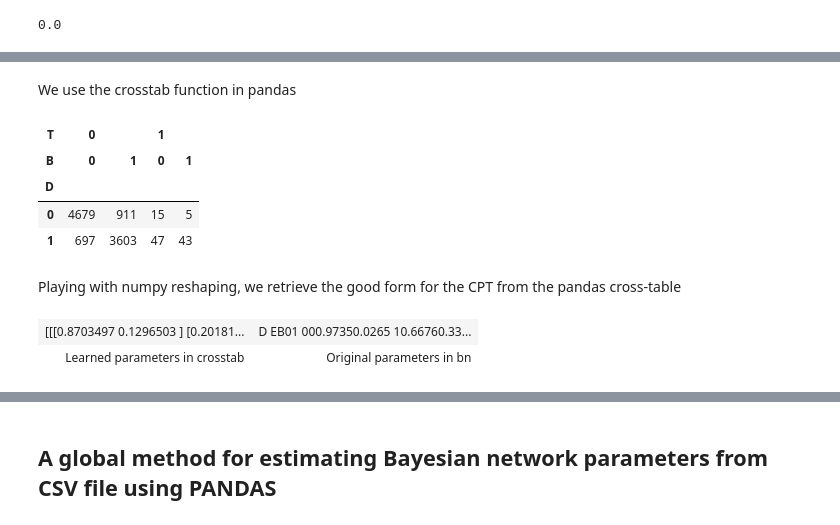
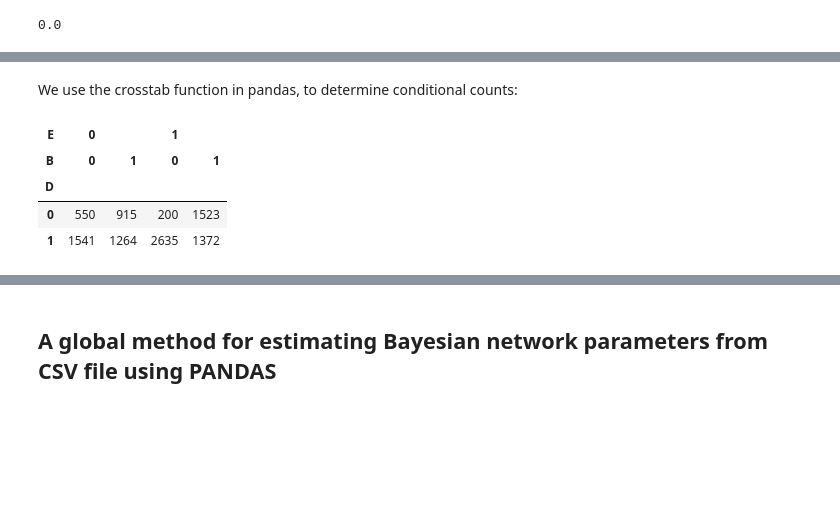
Before and after one commit to hannibunny/probability, a Jupyter notebook: prob/_build/html/_sources/BayesNetLearningWithPandas.ipynb, the cells around one changed output, grey strips where cells are left out. Saved outputs shown, nothing was run; the diff lists cells and outputs as text; code cells hidden in the pictures; blank space fills up the shorter version.

```diff
--- a/prob/_build/html/_sources/BayesNetLearningWithPandas.ipynb
+++ b/prob/_build/html/_sources/BayesNetLearningWithPandas.ipynb
@@ -107,20 +152,11 @@ df.head()
 # %% [markdown]
-We use the crosstab function in pandas
+We use the crosstab function in pandas, to determine conditional counts:
 # %%
-c=pandas.crosstab(df['D'],[df['T'],df['B']])
-c
+d_counts=pandas.crosstab(df['D'],[df['E'],df['B']])
+d_counts
 # %% [output]
-| T | 0 |  | 1 |  |
+| E | 0 |  | 1 |  |
 | B | 0 | 1 | 0 | 1 |
 | D |  |  |  |  |
-| 0 | 4679 | 911 | 15 | 5 |
-| 1 | 697 | 3603 | 47 | 43 |
+| 0 | 550 | 915 | 200 | 1523 |
+| 1 | 1541 | 1264 | 2635 | 1372 |
-# %% [markdown]
-Playing with numpy reshaping, we retrieve the good form for the CPT from the pandas cross-table
-# %%
-gnb.sideBySide('<pre>'+str(np.array((c/c.sum().apply(np.float32)).transpose()).reshape(2,2,2))+'</pre>',
-               bn.cpt(bn.idFromName('D')),
-               captions=["<h3>Learned parameters in crosstab","<h3>Original parameters in bn</h3>"])
-# %% [output]
-| [[[0.8703497 0.1296503 ] [0.20181... | D EB01 000.97350.0265 10.66760.33... |
-| Learned parameters in crosstab | Original parameters in bn |
```
Also changed, not shown: parts of 42 cells of this notebook, 42 other files.
